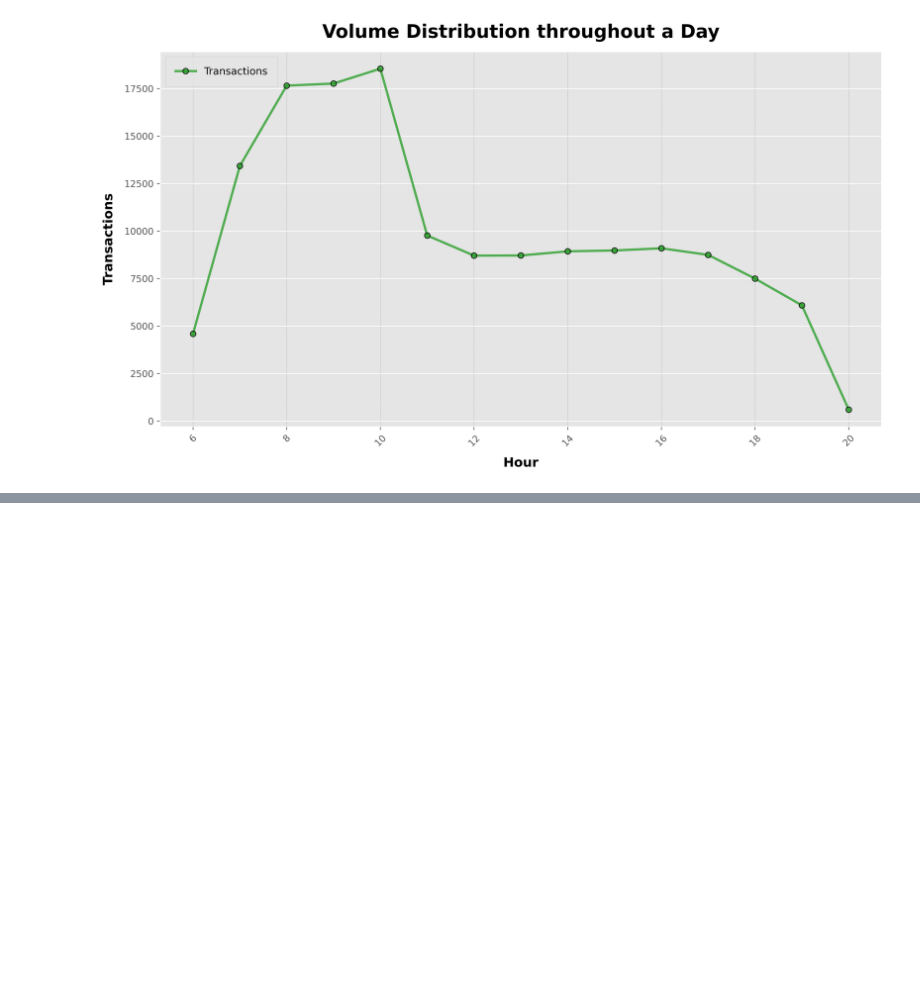
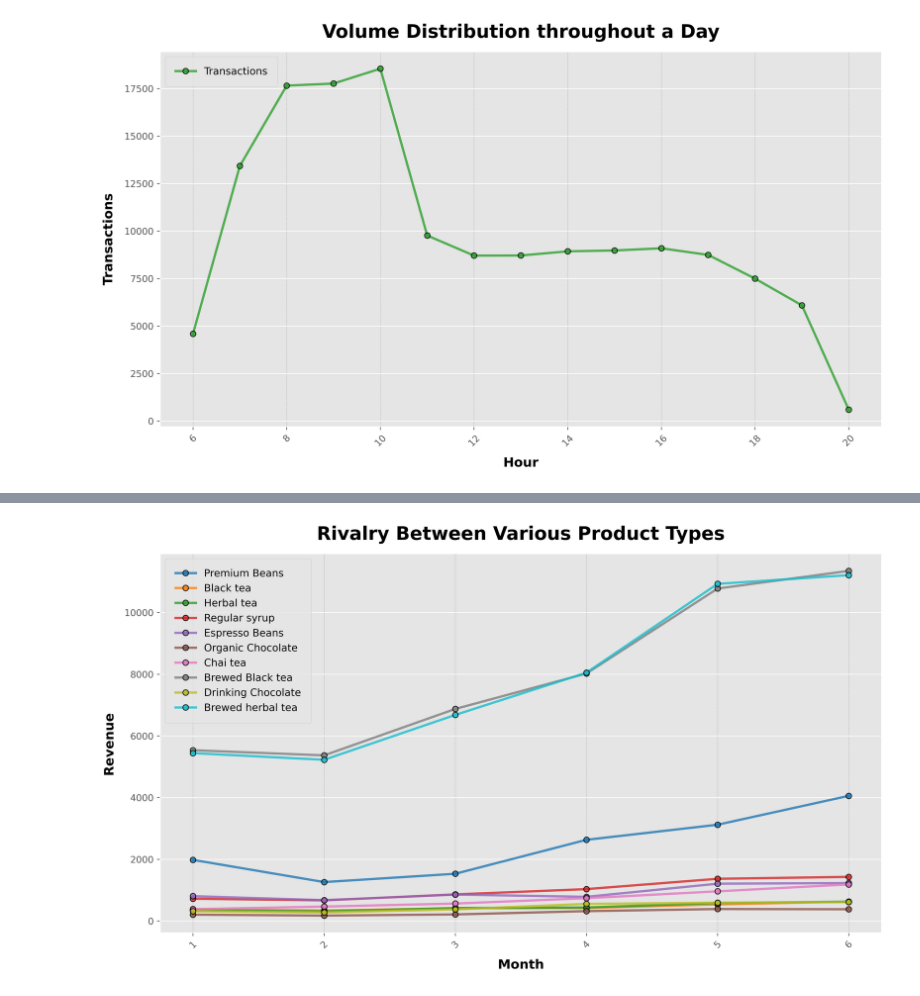
Before and after one commit to smartestnerdfromtown/Coffee-Shop-Sales-Analysis, a Jupyter notebook: analysis.ipynb, the cells around one changed output, grey strips where cells are left out. Saved outputs shown, nothing was run; the diff lists cells and outputs as text; code cells hidden in the pictures; blank space fills up the shorter version.

Commit message:
Rivalry Between Prodct Types

```diff
--- a/analysis.ipynb
+++ b/analysis.ipynb
@@ -415,0 +574,8 @@ plt.show()
+# %%
+product_types = df['product_type'].unique()
+# %%
+rivarly_types = df.groupby(['product_type', 'month']) \
+                  .agg(revenue=('revenue', 'sum')) \
+                  .reset_index()
+
+rivarly_types.head()
@@ -415,0 +675,14 @@ plt.show()
+# %%
+def choose_randomly(sequence: list, amount=5):
+    working_sequence = list(sequence)
+    result = []
+    for tries in range(amount):
+        random_choice = rn.choice(working_sequence)
+        result.append(random_choice)
+        working_sequence.remove(random_choice)
+
+    return result
+# %%
+plot_lines(choose_randomly(sequence=product_types, amount=10))
+# %% [output]
+[figure, added]
```
Also changed, not shown: parts of 12 cells of this notebook.
